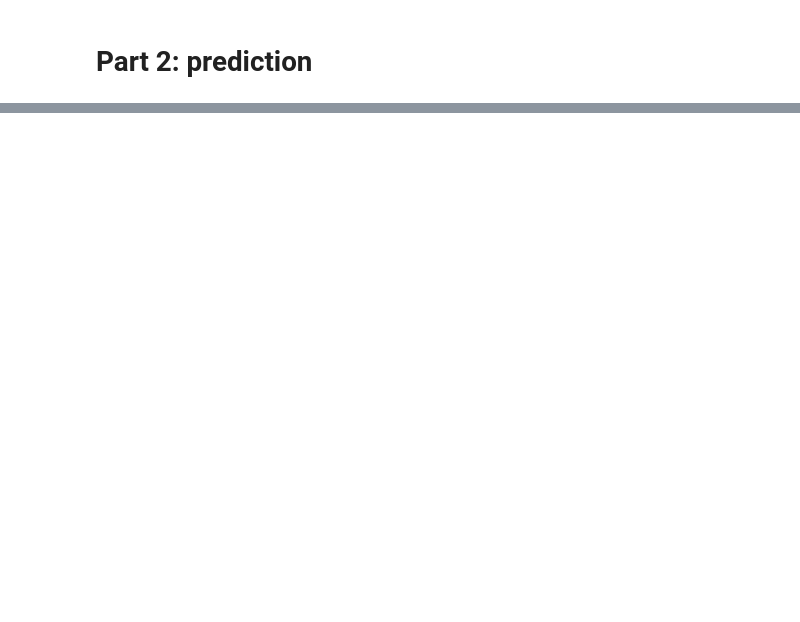
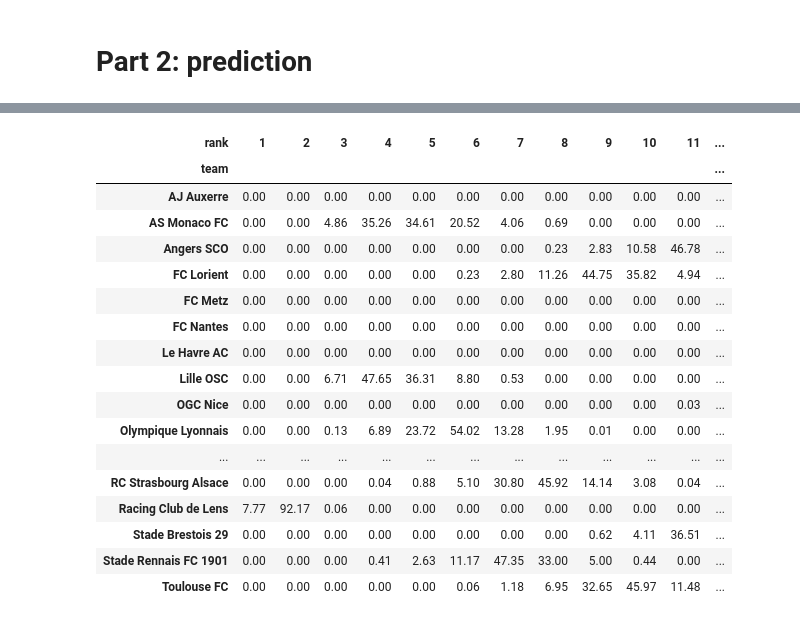
Before and after one commit to judithbreaud/ligue1_viz, a Jupyter notebook: notebooks/end_of_season.ipynb, the cells around one changed output, grey strips where cells are left out. Drawn from its saved outputs; the diff is of its cells as text; code cells hidden in the pictures; blank space fills up the shorter version.

```diff
--- a/notebooks/end_of_season.ipynb
+++ b/notebooks/end_of_season.ipynb
@@ -1120,0 +1164,9 @@ y_valid=df_for_validation["score.winner"]
+# %%
+def run_monte_carlo(n_simulations,probas,classes,unplayed,played,old_goal_dif):
+    results = []
+
+    for sim in range(n_simulations):
+        sim_result = run_one_simulation(probas,classes,unplayed,played,old_goal_dif)
+        results.append(sim_result)
+
+    return pd.concat(results)
@@ -1120,0 +1185,21 @@ y_valid=df_for_validation["score.winner"]
+# %%
+rank_probs
+# %% [output]
+| rank | 1 | 2 | 3 | 4 | 5 | 6 | 7 | 8 | 9 | 10 | 11 | ... |
+| team |  |  |  |  |  |  |  |  |  |  |  | ... |
+| AJ Auxerre | 0.00 | 0.00 | 0.00 | 0.00 | 0.00 | 0.00 | 0.00 | 0.00 | 0.00 | 0.00 | 0.00 | ... |
+| AS Monaco FC | 0.00 | 0.00 | 4.86 | 35.26 | 34.61 | 20.52 | 4.06 | 0.69 | 0.00 | 0.00 | 0.00 | ... |
+| Angers SCO | 0.00 | 0.00 | 0.00 | 0.00 | 0.00 | 0.00 | 0.00 | 0.23 | 2.83 | 10.58 | 46.78 | ... |
+| FC Lorient | 0.00 | 0.00 | 0.00 | 0.00 | 0.00 | 0.23 | 2.80 | 11.26 | 44.75 | 35.82 | 4.94 | ... |
+| FC Metz | 0.00 | 0.00 | 0.00 | 0.00 | 0.00 | 0.00 | 0.00 | 0.00 | 0.00 | 0.00 | 0.00 | ... |
+| FC Nantes | 0.00 | 0.00 | 0.00 | 0.00 | 0.00 | 0.00 | 0.00 | 0.00 | 0.00 | 0.00 | 0.00 | ... |
+| Le Havre AC | 0.00 | 0.00 | 0.00 | 0.00 | 0.00 | 0.00 | 0.00 | 0.00 | 0.00 | 0.00 | 0.00 | ... |
+| Lille OSC | 0.00 | 0.00 | 6.71 | 47.65 | 36.31 | 8.80 | 0.53 | 0.00 | 0.00 | 0.00 | 0.00 | ... |
+| OGC Nice | 0.00 | 0.00 | 0.00 | 0.00 | 0.00 | 0.00 | 0.00 | 0.00 | 0.00 | 0.00 | 0.03 | ... |
+| Olympique Lyonnais | 0.00 | 0.00 | 0.13 | 6.89 | 23.72 | 54.02 | 13.28 | 1.95 | 0.01 | 0.00 | 0.00 | ... |
+| ... | ... | ... | ... | ... | ... | ... | ... | ... | ... | ... | ... | ... |
+| RC Strasbourg Alsace | 0.00 | 0.00 | 0.00 | 0.04 | 0.88 | 5.10 | 30.80 | 45.92 | 14.14 | 3.08 | 0.04 | ... |
+| Racing Club de Lens | 7.77 | 92.17 | 0.06 | 0.00 | 0.00 | 0.00 | 0.00 | 0.00 | 0.00 | 0.00 | 0.00 | ... |
+| Stade Brestois 29 | 0.00 | 0.00 | 0.00 | 0.00 | 0.00 | 0.00 | 0.00 | 0.00 | 0.62 | 4.11 | 36.51 | ... |
+| Stade Rennais FC 1901 | 0.00 | 0.00 | 0.00 | 0.41 | 2.63 | 11.17 | 47.35 | 33.00 | 5.00 | 0.44 | 0.00 | ... |
+| Toulouse FC | 0.00 | 0.00 | 0.00 | 0.00 | 0.00 | 0.06 | 1.18 | 6.95 | 32.65 | 45.97 | 11.48 | ... |
```
Also changed, not shown: parts of 26 cells of this notebook.
